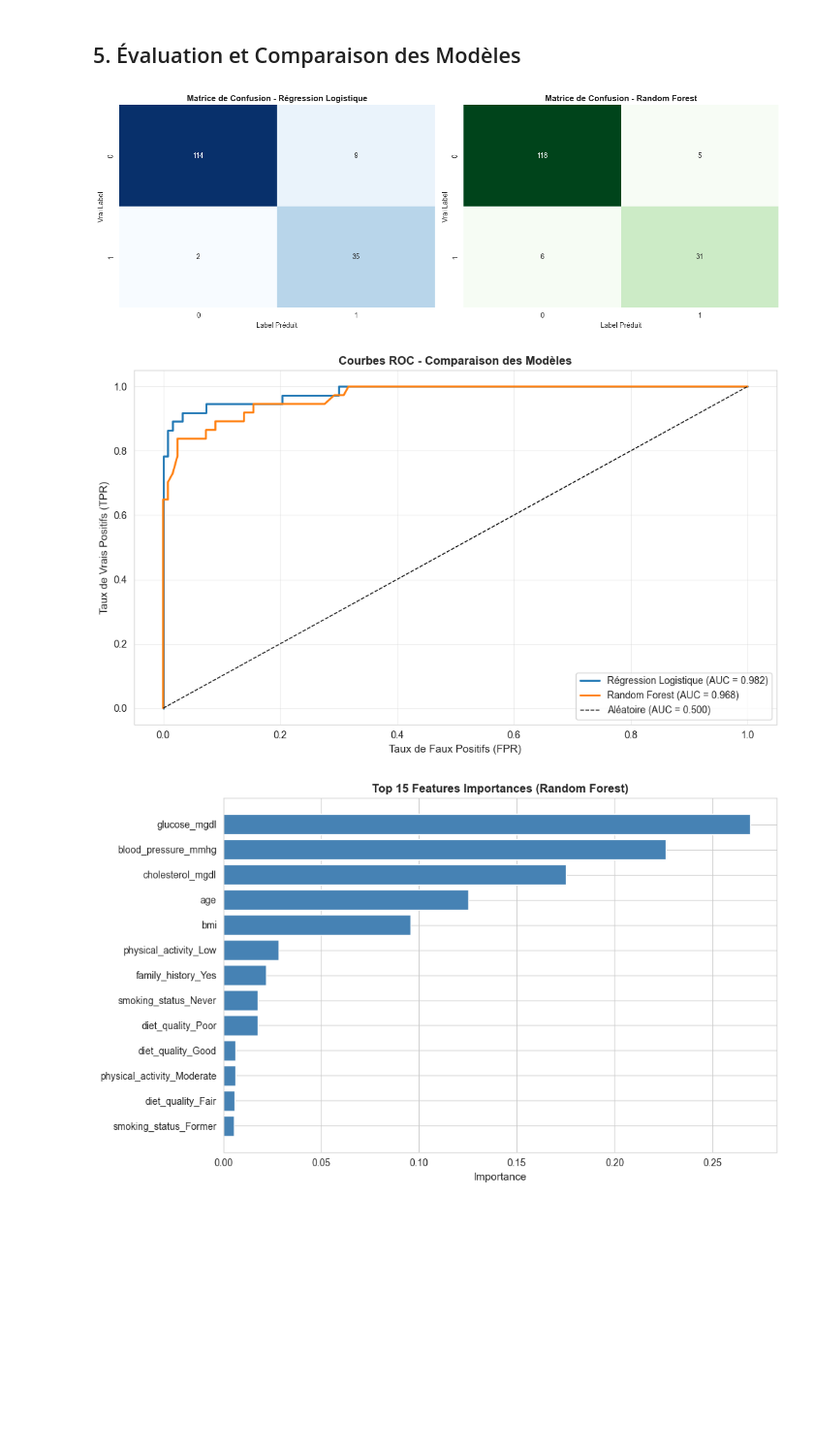
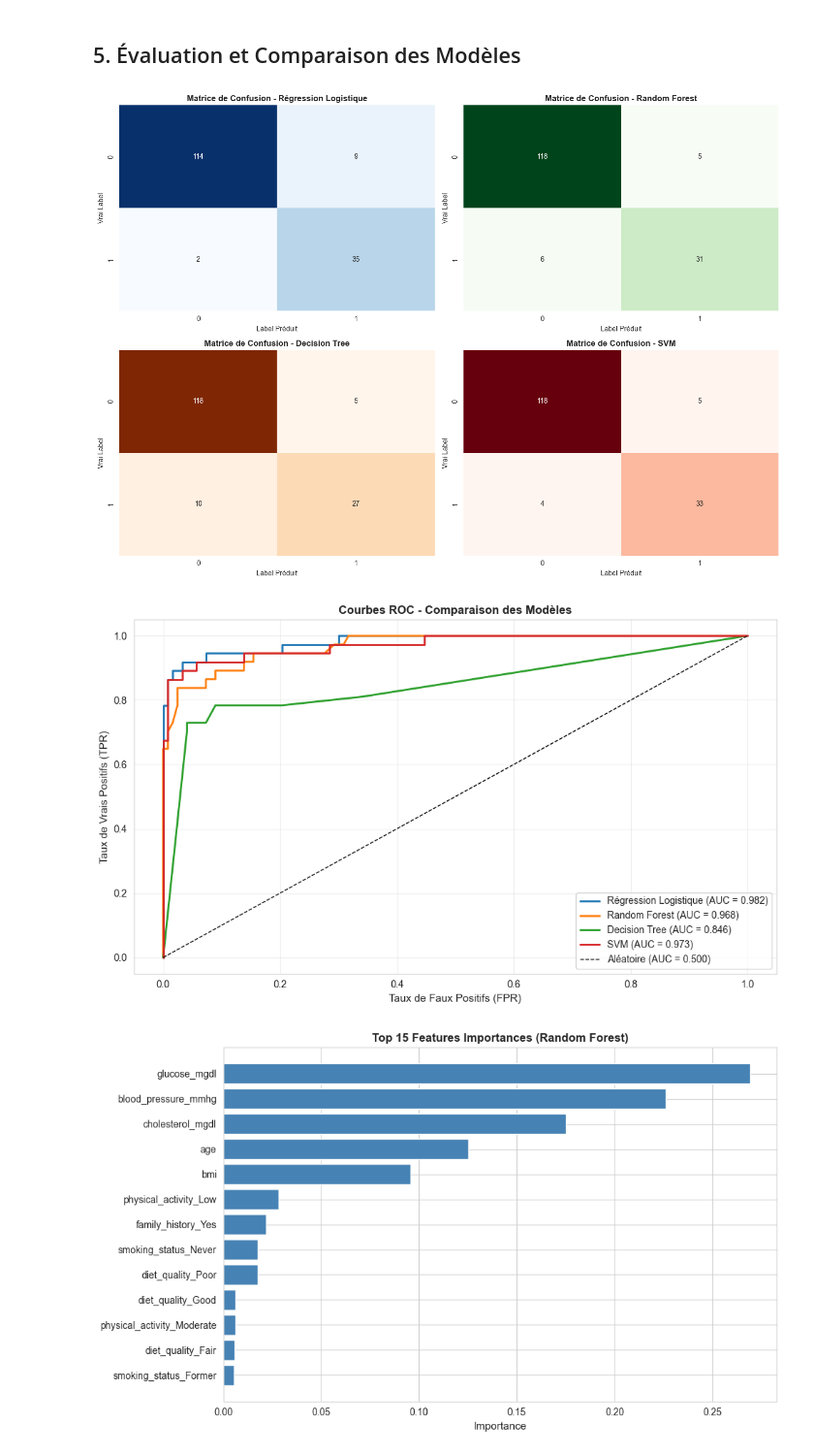
Before and after one commit to 18Nilsou/Modelisation_et_resolution_de_problemes_basees_sur_l_apprentissage_automatique, a Jupyter notebook: TP.ipynb, the cells around one changed output. Shown at 97% size. Drawn from its saved outputs; the diff is of its cells as text; code cells hidden in the pictures; blank space fills up the shorter version.

Commit message:
graph

```diff
--- a/TP.ipynb
+++ b/TP.ipynb
@@ -418,26 +418,41 @@ Pas de Maladie       0.97      0.96      0.96       123
 ## 5. Évaluation et Comparaison des Modèles
 # %%
 # Matrices de confusion
-fig, axes = plt.subplots(1, 2, figsize=(14, 5))
+fig, axes = plt.subplots(2, 2, figsize=(14, 10))
+axes = axes.flatten()
 
 # Régression Logistique
 cm_lr = confusion_matrix(y_test, y_pred_lr)
 sns.heatmap(cm_lr, annot=True, fmt='d', cmap='Blues', ax=axes[0], cbar=False)
 axes[0].set_title('Matrice de Confusion - Régression Logistique', fontweight='bold')
 axes[0].set_ylabel('Vrai Label')
 axes[0].set_xlabel('Label Préduit')
 
 # Random Forest
 cm_rf = confusion_matrix(y_test, y_pred_rf)
 sns.heatmap(cm_rf, annot=True, fmt='d', cmap='Greens', ax=axes[1], cbar=False)
 axes[1].set_title('Matrice de Confusion - Random Forest', fontweight='bold')
 axes[1].set_ylabel('Vrai Label')
 axes[1].set_xlabel('Label Préduit')
 
+# Decision Tree
+cm_dt = confusion_matrix(y_test, y_pred_dt)
+sns.heatmap(cm_dt, annot=True, fmt='d', cmap='Oranges', ax=axes[2], cbar=False)
+axes[2].set_title('Matrice de Confusion - Decision Tree', fontweight='bold')
+axes[2].set_ylabel('Vrai Label')
+axes[2].set_xlabel('Label Préduit')
+
+# SVM
+cm_svm = confusion_matrix(y_test, y_pred_svm)
+sns.heatmap(cm_svm, annot=True, fmt='d', cmap='Reds', ax=axes[3], cbar=False)
+axes[3].set_title('Matrice de Confusion - SVM', fontweight='bold')
+axes[3].set_ylabel('Vrai Label')
+axes[3].set_xlabel('Label Préduit')
+
 plt.tight_layout()
 plt.show()
 # %% [output]
-[figure, old version]
+[figure, new version]
 # %%
 # Courbes ROC
 plt.figure(figsize=(10, 6))
@@ -450,6 +465,14 @@ plt.plot(fpr_lr, tpr_lr, label=f'Régression Logistique (AUC = {roc_auc_score(y_
 fpr_rf, tpr_rf, _ = roc_curve(y_test, y_pred_proba_rf)
 plt.plot(fpr_rf, tpr_rf, label=f'Random Forest (AUC = {roc_auc_score(y_test, y_pred_proba_rf):.3f})', linewidth=2)
 
+# Decision Tree
+fpr_dt, tpr_dt, _ = roc_curve(y_test, y_pred_proba_dt)
+plt.plot(fpr_dt, tpr_dt, label=f'Decision Tree (AUC = {roc_auc_score(y_test, y_pred_proba_dt):.3f})', linewidth=2)
+
+# SVM
+fpr_svm, tpr_svm, _ = roc_curve(y_test, y_pred_proba_svm)
+plt.plot(fpr_svm, tpr_svm, label=f'SVM (AUC = {roc_auc_score(y_test, y_pred_proba_svm):.3f})', linewidth=2)
+
 # Ligne diagonale (classifier aléatoire)
 plt.plot([0, 1], [0, 1], 'k--', linewidth=1, label='Aléatoire (AUC = 0.500)')
 
@@ -461,7 +484,7 @@ plt.grid(alpha=0.3)
 plt.tight_layout()
 plt.show()
 # %% [output]
-[figure, old version]
+[figure, new version]
 # %%
 # Importance des features (Random Forest)
 feature_importance = pd.DataFrame({
```
Also changed, not shown: parts of 1 cell of this notebook.
